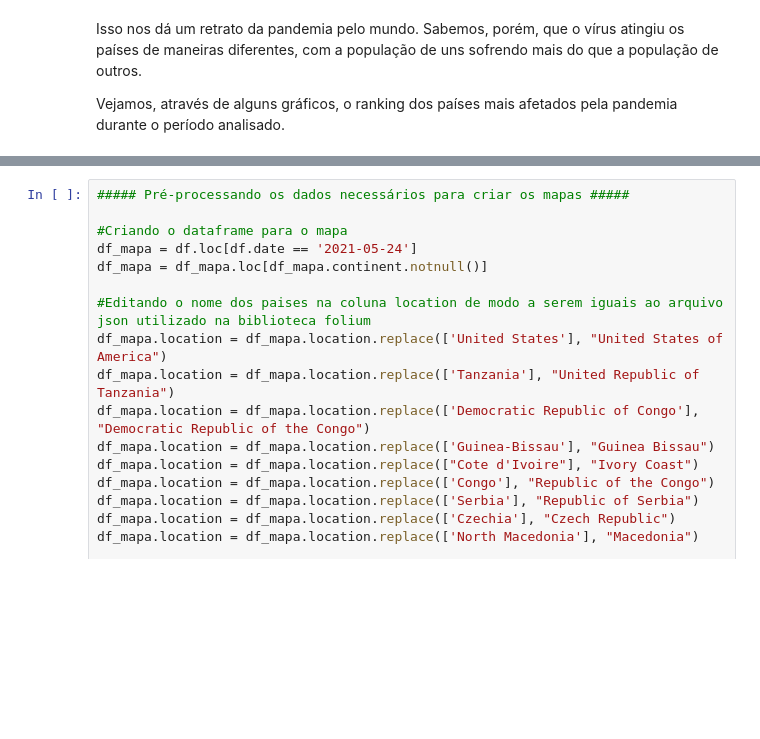
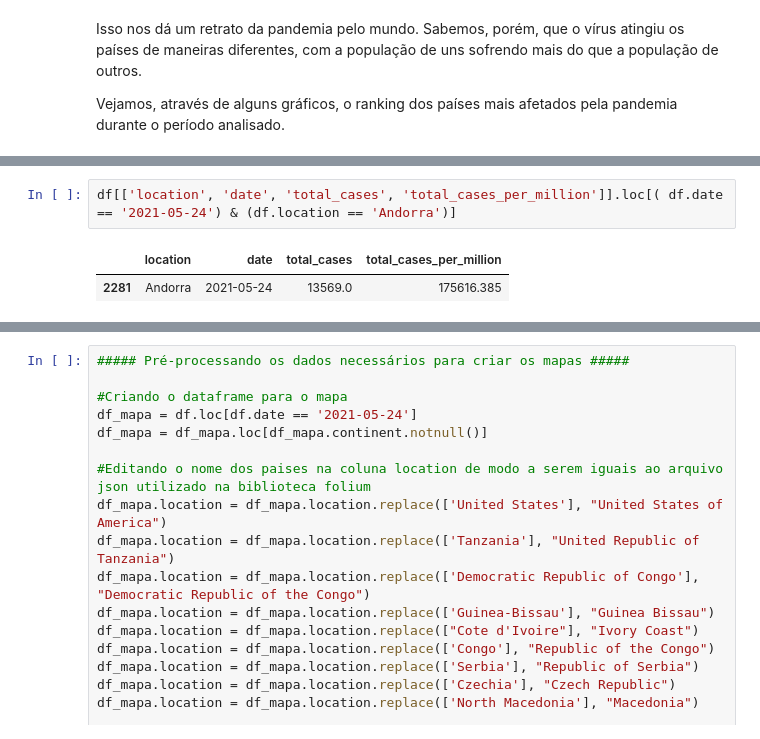
Before and after one commit to LuisCSGuimaraes/AnalisePandemiaCovid19, a Jupyter notebook: Notebook/Os números da pandemia - Panorama da COVID-19 no Brasil e no mundo.ipynb, the cells around one changed output, grey strips where cells are left out. Drawn from its saved outputs; the diff is of its cells as text; blank space fills up the shorter version.

```diff
--- a/Notebook/Os números da pandemia - Panorama da COVID-19 no Brasil e no mundo.ipynb
+++ b/Notebook/Os números da pandemia - Panorama da COVID-19 no Brasil e no mundo.ipynb
@@ -430,0 +449,5 @@ Quando analisamos os números através da quantidade absoluta de casos e óbitos
+# %%
+df[['location', 'date', 'total_cases', 'total_cases_per_million']].loc[( df.date == '2021-05-24') & (df.location == 'Andorra')]
+# %% [output]
+|  | location | date | total_cases | total_cases_per_million |
+| 2281 | Andorra | 2021-05-24 | 13569.0 | 175616.385 |
```
Also changed, not shown: parts of 18 cells of this notebook.
